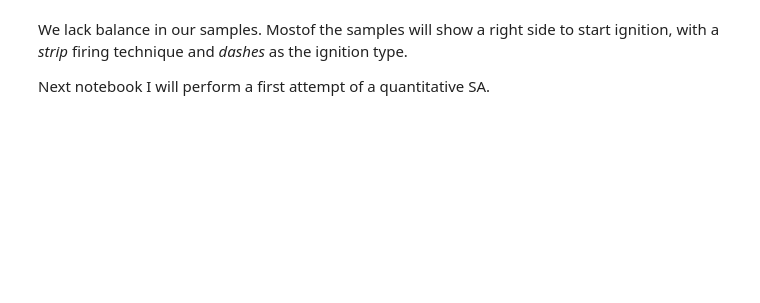
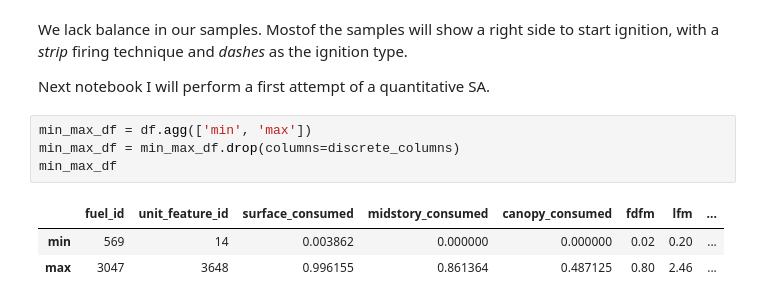
Before and after one commit to pramonettivega/sensitivity-analysis, a Jupyter notebook: eda-v3.ipynb, the cells around one changed output. Drawn from its saved outputs; the diff is of its cells as text; blank space fills up the shorter version.

```diff
--- a/eda-v3.ipynb
+++ b/eda-v3.ipynb
@@ -282,3 +341,11 @@ plt.show()
 We lack balance in our samples. Mostof the samples will show a right side to start ignition, with a *strip* firing technique and *dashes* as the ignition type.
 
 Next notebook I will perform a first attempt of a quantitative SA.
+# %%
+min_max_df = df.agg(['min', 'max'])
+min_max_df = min_max_df.drop(columns=discrete_columns)
+min_max_df
+# %% [output]
+|  | fuel_id | unit_feature_id | surface_consumed | midstory_consumed | canopy_consumed | fdfm | lfm | ... |
+| min | 569 | 14 | 0.003862 | 0.000000 | 0.000000 | 0.02 | 0.20 | ... |
+| max | 3047 | 3648 | 0.996155 | 0.861364 | 0.487125 | 0.80 | 2.46 | ... |
```
Also changed, not shown: parts of 14 cells of this notebook.
